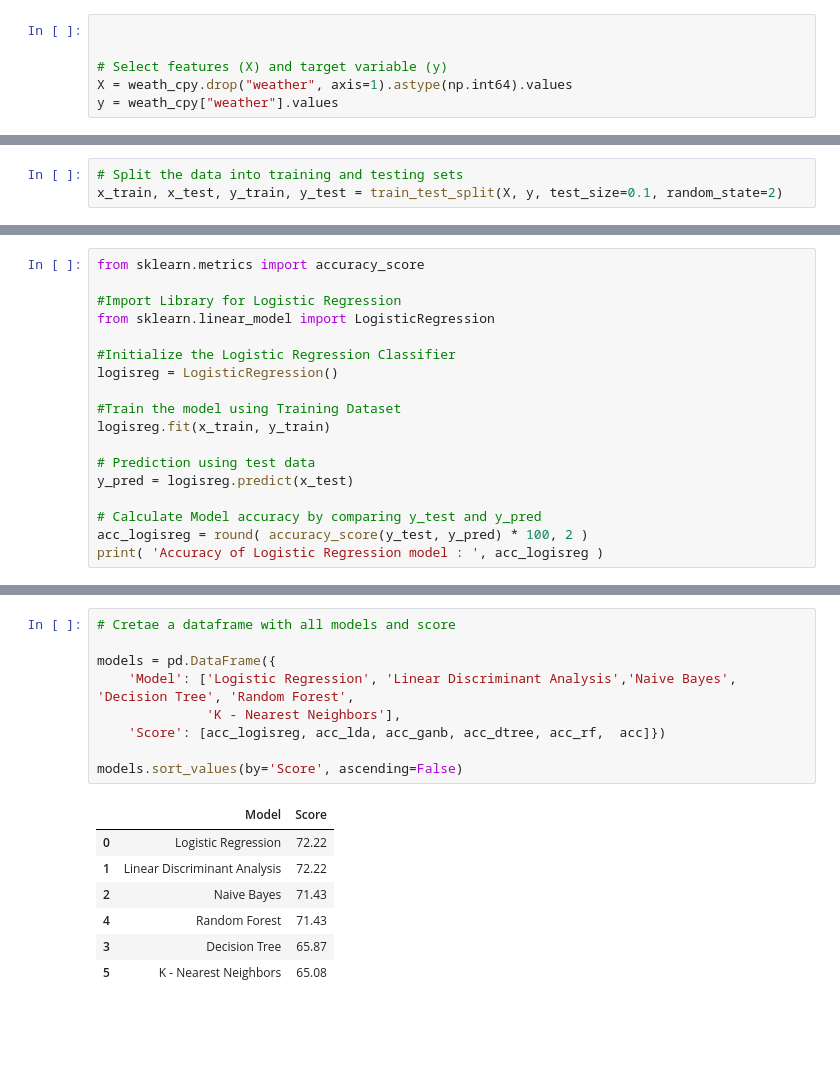
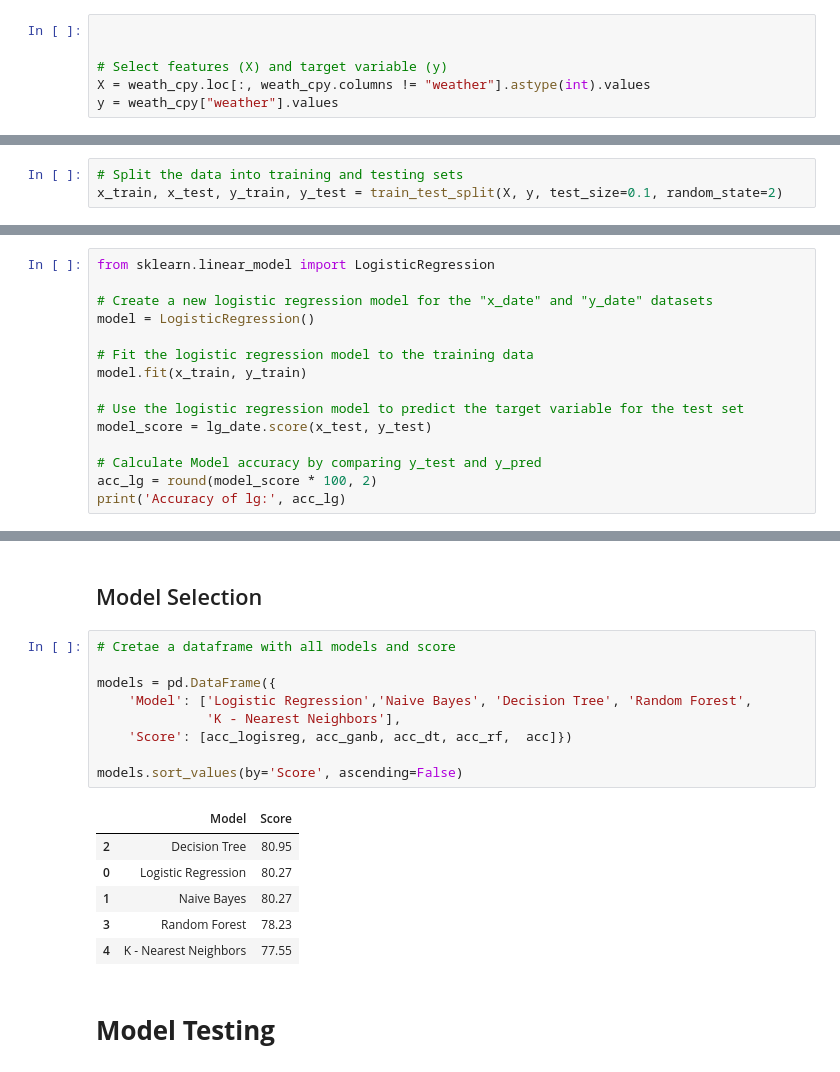
Before and after one commit to shubhangi24kashid/SkyCast, a Jupyter notebook: detection.ipynb, the cells around one changed output, grey strips where cells are left out. Saved outputs shown, nothing was run; the diff lists cells and outputs as text; blank space fills up the shorter version.

Commit message:
adding model testing

```diff
--- a/detection.ipynb
+++ b/detection.ipynb
@@ -612,5 +579,5 @@ plt.show()
 
 
 # Select features (X) and target variable (y)
-X = weath_cpy.drop("weather", axis=1).astype(np.int64).values
+X = weath_cpy.loc[:, weath_cpy.columns != "weather"].astype(int).values
 y = weath_cpy["weather"].values
@@ -641,18 +608,0 @@ Accuracy of knn:  65.08
-# %%
-from sklearn.metrics import accuracy_score
-
-#Import Library for Logistic Regression
-from sklearn.linear_model import LogisticRegression
-
-#Initialize the Logistic Regression Classifier
-logisreg = LogisticRegression()
-
-#Train the model using Training Dataset
-logisreg.fit(x_train, y_train)
-
-# Prediction using test data
-y_pred = logisreg.predict(x_test)
-
-# Calculate Model accuracy by comparing y_test and y_pred
-acc_logisreg = round( accuracy_score(y_test, y_pred) * 100, 2 )
-print( 'Accuracy of Logistic Regression model : ', acc_logisreg )
@@ -696,0 +679,15 @@ Accuracy of  Decision Tree Classifier :  65.87
+# %%
+from sklearn.linear_model import LogisticRegression
+
+# Create a new logistic regression model for the "x_date" and "y_date" datasets
+model = LogisticRegression()
+
+# Fit the logistic regression model to the training data
+model.fit(x_train, y_train)
+
+# Use the logistic regression model to predict the target variable for the test set
+model_score = lg_date.score(x_test, y_test)
+
+# Calculate Model accuracy by comparing y_test and y_pred
+acc_lg = round(model_score * 100, 2)
+print('Accuracy of lg:', acc_lg)
@@ -715,17 +716,20 @@ Accuracy of  Random Forest :  71.43
+# %% [markdown]
+## Model Selection
 # %%
 # Cretae a dataframe with all models and score
 
 models = pd.DataFrame({
-    'Model': ['Logistic Regression', 'Linear Discriminant Analysis','Naive Bayes', 'Decision Tree', 'Random Forest',
+    'Model': ['Logistic Regression','Naive Bayes', 'Decision Tree', 'Random Forest',
               'K - Nearest Neighbors'],
-    'Score': [acc_logisreg, acc_lda, acc_ganb, acc_dtree, acc_rf,  acc]})
+    'Score': [acc_logisreg, acc_ganb, acc_dt, acc_rf,  acc]})
 
 models.sort_values(by='Score', ascending=False)
 # %% [output]
 |  | Model | Score |
-| 0 | Logistic Regression | 72.22 |
-| 1 | Linear Discriminant Analysis | 72.22 |
-| 2 | Naive Bayes | 71.43 |
-| 4 | Random Forest | 71.43 |
-| 3 | Decision Tree | 65.87 |
-| 5 | K - Nearest Neighbors | 65.08 |
+| 2 | Decision Tree | 80.95 |
+| 0 | Logistic Regression | 80.27 |
+| 1 | Naive Bayes | 80.27 |
+| 3 | Random Forest | 78.23 |
+| 4 | K - Nearest Neighbors | 77.55 |
+# %% [markdown]
+# **Model Testing**
```
Also changed, not shown: parts of 20 cells of this notebook.
